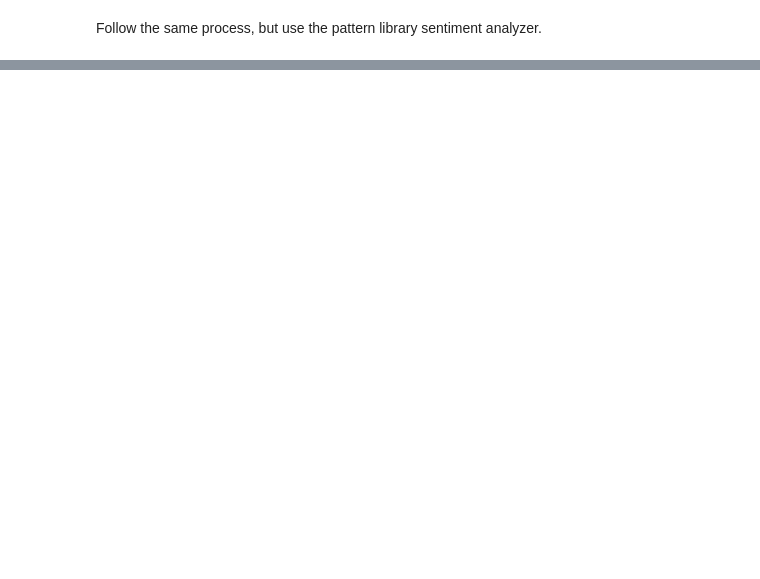
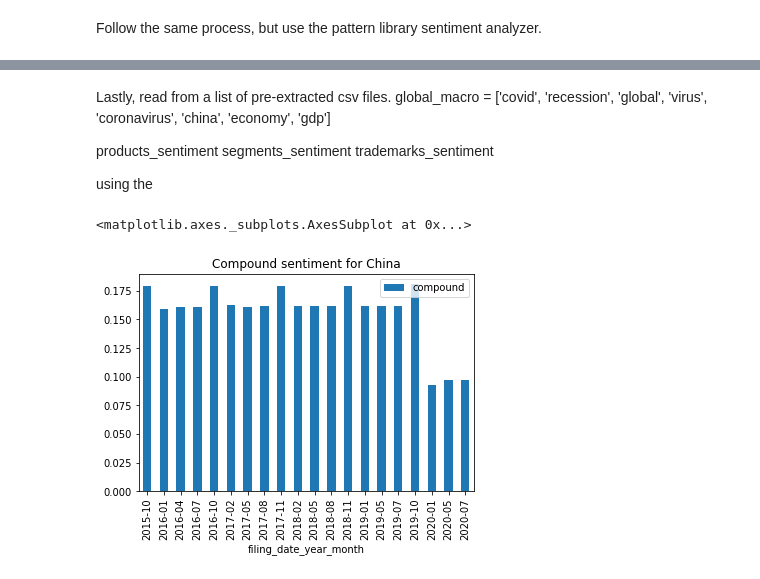
Before and after one commit to reckoning-machines/sec_text_nlp, a Jupyter notebook: read_me.ipynb, the cells around one changed output, grey strips where cells are left out. Cells and saved outputs as stored; diff of their text form; code cells hidden in the pictures; blank space fills up the shorter version.

```diff
--- a/read_me.ipynb
+++ b/read_me.ipynb
@@ -199,0 +223,25 @@ df.dropna()[['sentence_text','pattern_sentiment','pattern_subjectivity','tradema
+# %% [markdown]
+Lastly, read from a list of pre-extracted csv files.
+global_macro = ['covid',
+                    'recession',
+                    'global',
+                    'virus',
+                    'coronavirus',
+                    'china',
+                    'economy',
+                    'gdp']
+
+ products_sentiment
+ segments_sentiment
+ trademarks_sentiment
+
+ using the
+# %%
+df = stn.read_from_csv(csv_file_name='global_macro')
+df = df.loc[df['global_macro_long']=='china']
+df = stn.year_month(df,'filing_date')
+df = df.groupby('filing_date_year_month').mean().reset_index()
+df.plot(kind='bar',x='filing_date_year_month',y='compound',title='Compound sentiment for China')
+# %% [output]
+<matplotlib.axes._subplots.AxesSubplot at 0x...>
+[figure, added]
```
Also changed, not shown: parts of 6 cells of this notebook.
